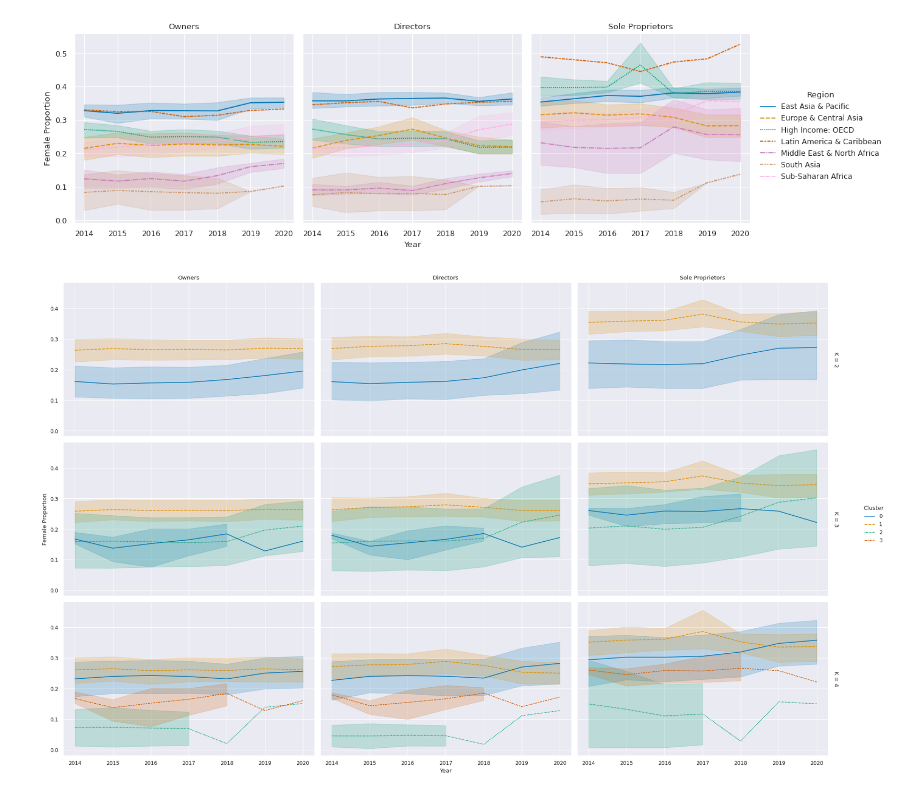
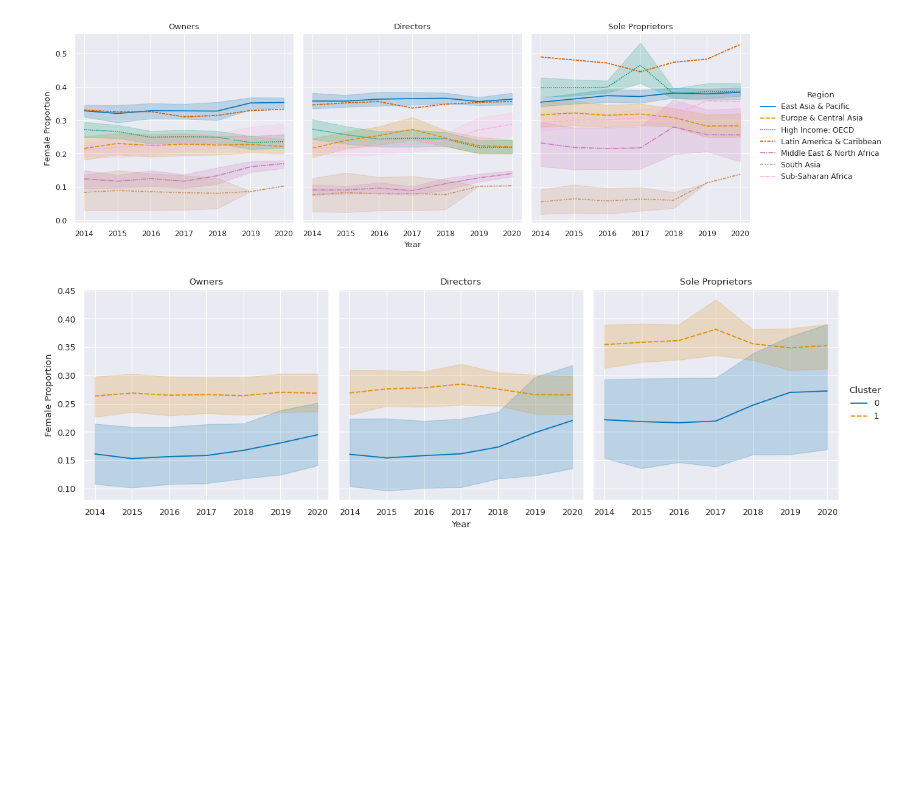
Before and after one commit to vladoxNCL/WBL_paper, a Jupyter notebook: WBL_Analysis.ipynb, the cells around one changed output. Saved outputs shown, nothing was run; the diff lists cells and outputs as text; code cells hidden in the pictures; blank space fills up the shorter version.

```diff
--- a/WBL_Analysis.ipynb
+++ b/WBL_Analysis.ipynb
@@ -125,0 +144,16 @@ plt.xlabel('Importance');
+# %%
+# Aesthetics: plot size, style and palette, e.g. 'plasma', 'mako' and 'viridis'
+fig, ax = plt.subplots(figsize = (8, 4))
+pal = sns.color_palette('plasma', gi_df.shape[0])
+
+# draw horizontal bar plot
+g = plt.barh(gi_df.index, gi_df['mean'], xerr=gi_df['std'], color=pal)
+
+for i, m in enumerate(gi_df['mean']):
+  std = gi_df.iloc[i]['std']
+  plt.text(0.014, i-0.15, '{0:.3f}'.format(m), ha='center', color='white', weight='bold')
+  plt.text(m + 0.017, i + 0.15, '± {0:.3f}'.format(std), ha='center',)
+
+# Change x label and title
+plt.xlabel('Gini Importance');
+plt.savefig('importances.jpg', bbox_inches='tight');
@@ -330,8 +357,10 @@ g = sns.relplot(
   kind='line', height=4, aspect=0.618,
 )
 xlabs = ['', 'Year', '']
+ylabs = ['WBL Index', '', '']
 for i in range(3):
   g.axes[0, i].set_xlabel(xlabs[i])
-plt.show()
+  g.axes[0, i].set_ylabel(ylabs[i])
+plt.savefig('cluster_trends.jpg', bbox_inches='tight');
 # %% [output]
 [figure]
@@ -342,6 +406,7 @@ parts = {
 
 fig, axes = plt.subplots(1, 3, sharex=True)
 
+patterns = ['', '|', '/', 'x']
 xlabs = ['', 'Count', '']
 ylabs = ['', '', '']
 order = [
@@ -357,7 +422,7 @@ for k, ax in zip(range(2, 5), axes.flat):
   g = sns.countplot(
     data=parts[k], y='Region', order=order,
     hue='Cluster', hue_order=[f'{i}' for i in range(4)],
-    ax=ax
+    ax=ax,
   )
   if k > 2:
     g.set(yticklabels=[])
@@ -370,7 +435,7 @@ for k, ax in zip(range(2, 5), axes.flat):
     plt.legend(title='Cluster', bbox_to_anchor=(1.05, 0.7),
                loc='upper left', borderaxespad=0, frameon=False)
 
-plt.show()
+plt.savefig('cluster_comps.jpg', bbox_inches='tight');
 # %% [output]
 [figure]
 # %%
@@ -603,23 +665,24 @@ plt.show()
 [figure]
 # %%
 g = sns.relplot(
-  data=bdf_melt[bdf_melt['K'].isin(['2', '3', '4'])],
-  col='Role', row='K',
+  data=bdf_melt.query("K == '2'"),
+  # data=bdf_melt[bdf_melt['K'].isin(['2', '3', '4'])],
+  col='Role',
   x='Year', y='Female Proportion',
   hue='Cluster', style='Cluster',
-  kind='line', height=4, aspect=1.618,
+  kind='line', height=4, aspect=1,
   facet_kws={
     'sharey': True,
-    'sharex': True,
-    'margin_titles': True,
+    # 'sharex': True,
+    # 'margin_titles': True,
   },
 )
 g.set_titles(col_template='{col_name}')
 xlabs = ['', 'Year', '']
-ylabs = ['', 'Female Proportion', '']
+# ylabs = ['', 'Female Proportion', '']
 for i in range(3):
-  g.axes[2, i].set_xlabel(xlabs[i])
-  g.axes[i, 0].set_ylabel(ylabs[i])
-plt.show()
+  g.axes[0, i].set_xlabel(xlabs[i])
+  # g.axes[i, 0].set_ylabel(ylabs[i])
+plt.savefig('cluster_business.jpg', bbox_inches='tight');
 # %% [output]
-[figure, old version]
+[figure, new version]
```
Also changed, not shown: parts of 16 cells of this notebook.
